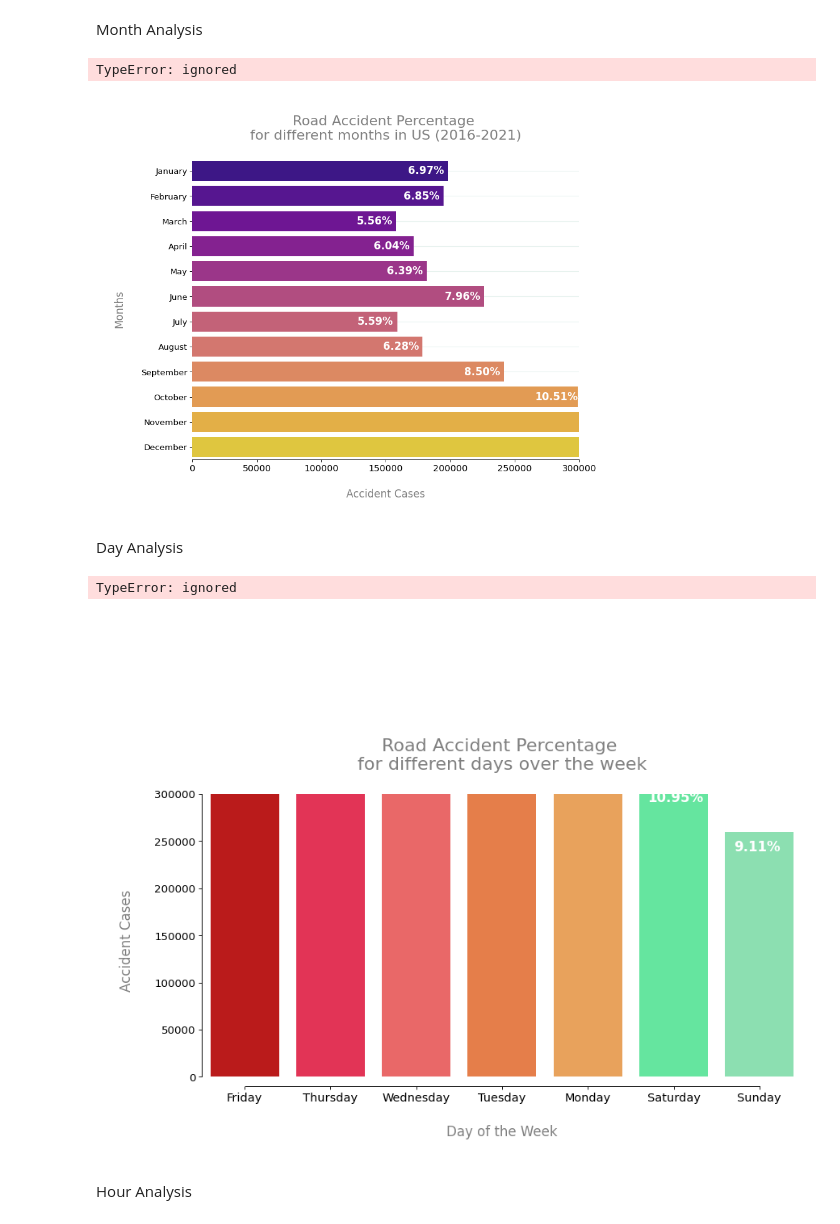
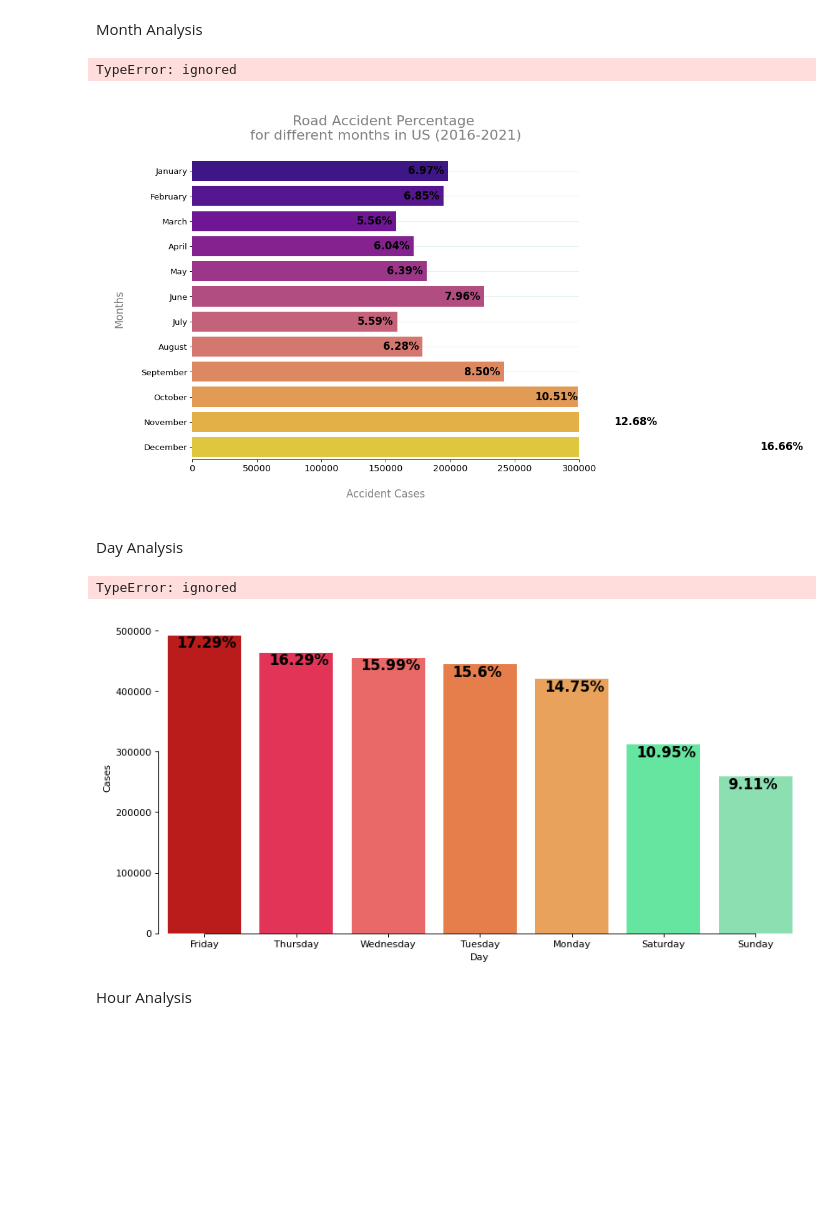
Before and after one commit to slie9/Intelligent-Mobility, a Jupyter notebook: IM_Analysis.ipynb, the cells around one changed output. Cells and saved outputs as stored; diff of their text form; code cells hidden in the pictures; blank space fills up the shorter version.

```diff
--- a/IM_Analysis.ipynb
+++ b/IM_Analysis.ipynb
@@ -423,7 +388,7 @@ total = df.shape[0]
 for i in ax.patches:
     ax.text(i.get_x()+0.04, i.get_height()-2000, \
             '{:,d}'.format(int(i.get_height())), fontsize=12.5,weight='bold',
-                color='white')
+                color='black')
 
 ax.axes.set_ylim(-1000, 30000)
 ax1.axes.set_ylim(-1000, 40000)
@@ -533,33 +450,0 @@ year_df = pd.DataFrame(df.Start_Time.dt.year.value_counts()).reset_index().renam
-# %%
-fig, ax = plt.subplots(figsize = (12,6), dpi = 80)
-
-ax=sns.barplot(y=year_df['Cases'], x=year_df['Year'], palette=['#9a90e8', '#5d82de', '#3ee6e0', '#40ff53','#2ee88e'])
-
-total = df.shape[0]
-for i in ax.patches:
-    ax.text(i.get_x()+0.2, i.get_height()-50000, \
-            str(round((i.get_height()/total)*100, 2))+'%', fontsize=15,weight='bold',
-                color='white')
-
-plt.ylim(10000, 900000)
-plt.title('\nRoad Accident Percentage \nover past 5 Years in US (2016-2021)\n', size=20, color='grey')
-plt.ylabel('\nAccident Cases\n', fontsize=15, color='grey')
-plt.xlabel('\nYears\n', fontsize=15, color='grey')
-plt.xticks(fontsize=13)
-plt.yticks(fontsize=12)
-for i in ['bottom', 'top', 'left', 'right']:
-    ax.spines[i].set_color('white')
-    ax.spines[i].set_linewidth(1.5)
-
-
-for k in ['top', 'right', "bottom", 'left']:
-        side = ax.spines[k]
-        side.set_visible(False)
-
-ax.set_axisbelow(True)
-ax.grid(color='#b2d6c7', linewidth=1, axis='y', alpha=0.3)
-MA = mpatches.Patch(color='#2ee88e', label='Year with Maximum\n no. of Road Accidents')
-MI = mpatches.Patch(color='#9a90e8', label='Year with Minimum\n no. of Road Accidents')
-ax.legend(handles=[MA, MI], prop={'size': 10.5}, loc='best', borderpad=1,
-          labelcolor=['#2ee88e', '#9a90e8'], edgecolor='white');
-plt.show()
@@ -634,7 +466,7 @@ ax=sns.barplot(x=month_df['Cases'], y=month_df['Month'], palette='plasma')
 total = df.shape[0]
 for p in ax.patches:
     plt.text(p.get_width()-17000, p.get_y()+0.4,
-            '{:.2f}%'.format(p.get_width()*100/total),ha='center', va='center', fontsize=15, color='white', weight='bold')
+            '{:.2f}%'.format(p.get_width()*100/total),ha='center', va='center', fontsize=15, color='black', weight='bold')
 
 plt.title('\nRoad Accident Percentage \nfor different months in US (2016-2021)\n', size=20, color='grey')
 plt.xlabel('\nAccident Cases\n', fontsize=15, color='grey')
@@ -658,7 +490,7 @@ ax.legend(handles=[MA, MI], prop={'size': 10.5}, loc='best', borderpad=1,
           labelcolor=[clrs[0], 'grey'], edgecolor='white');
 # %% [output]
 TypeError: ignored
-[figure, old version]
+[figure, new version]
 # %% [markdown]
 Day Analysis
 # %%
@@ -666,36 +498,30 @@ day_df = pd.DataFrame(df.Start_Time.dt.day_name().value_counts()).reset_index().
 # %%
 fig, ax = plt.subplots(figsize = (12,6), dpi = 80)
 
 ax=sns.barplot(y=day_df['Cases'], x=day_df['Day'], palette=['#D50000', '#FF1744', '#FF5252', '#ff7530', '#ffa245', '#50fa9d', '#7eedb0'])
 
 total = df.shape[0]
 for i in ax.patches:
     ax.text(i.get_x()+0.1, i.get_height()-20000, \
             str(round((i.get_height()/total)*100, 2))+'%', fontsize=15,weight='bold',
-                color='white')
+                color='black')
 
-plt.ylim(-10000, 300000)
-plt.title('\nRoad Accident Percentage \nfor different days over the week\n', size=20, color='grey')
-plt.ylabel('\nAccident Cases\n', fontsize=15, color='grey')
-plt.xlabel('\nDay of the Week\n', fontsize=15, color='grey')
-plt.xticks(fontsize=13)
-plt.yticks(fontsize=12)
 
 for i in ['top', 'right']:
     side = ax.spines[i]
     side.set_visible(False)
 
 ax.set_axisbelow(True)
 ax.spines['bottom'].set_bounds(0.005, 6)
 ax.spines['left'].set_bounds(0, 300000)
 
 MA = mpatches.Patch(color='#D50000', label='Day with Maximum\n no. of Road Accidents')
 MI = mpatches.Patch(color='#7eedb0', label='Day with Minimum\n no. of Road Accidents')
 
 ax.legend(handles=[MA, MI], prop={'size': 10.5}, loc='best', borderpad=1, edgecolor='white', labelcolor=['#D50000', '#7eedb0']);
 # %% [output]
 TypeError: ignored
-[figure, old version]
+[figure, new version]
 # %% [markdown]
 Hour Analysis
 # %%
```
Also changed, not shown: parts of 15 cells of this notebook, 2 other files.
